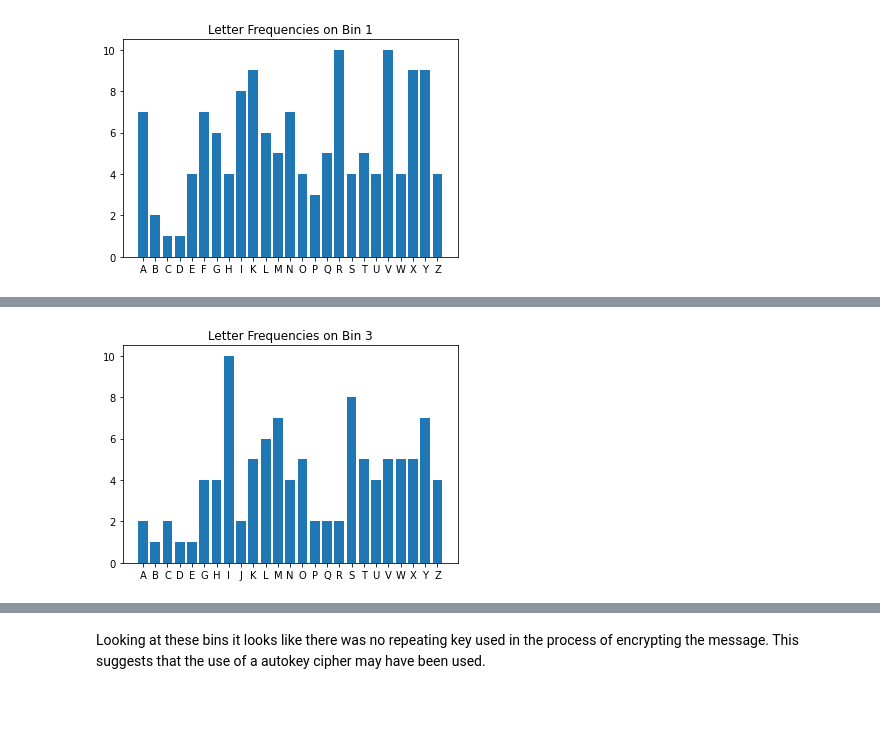
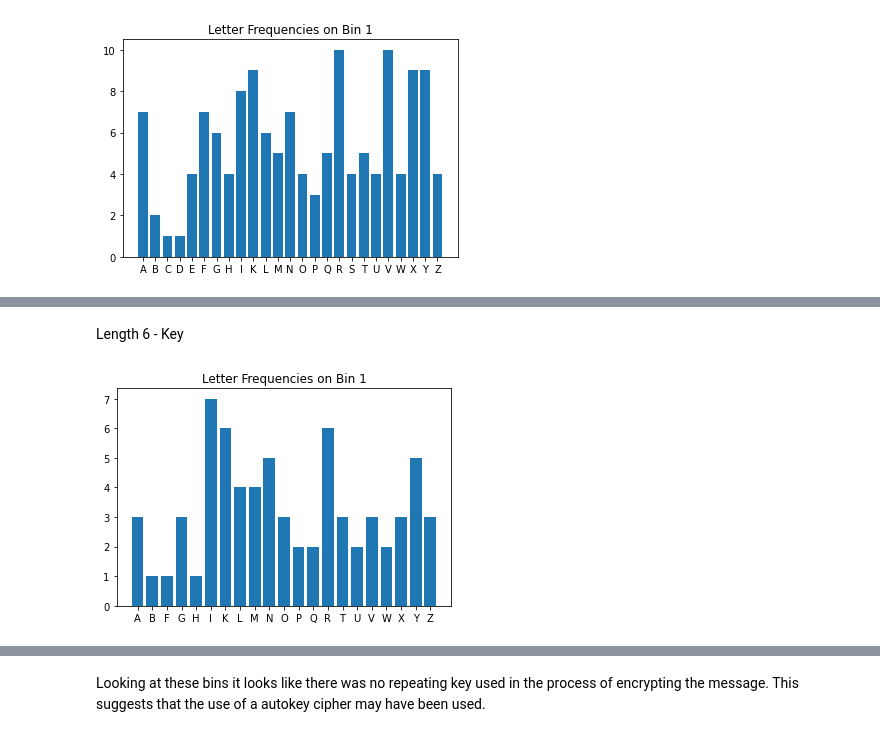
Before and after one commit to YohannesDK/DAT510, a Jupyter notebook: Assignment1/Part1.ipynb, the cells around one changed output, grey strips where cells are left out. Drawn from its saved outputs; the diff is of its cells as text; code cells hidden in the pictures; blank space fills up the shorter version.

```diff
--- a/Assignment1/Part1.ipynb
+++ b/Assignment1/Part1.ipynb
@@ -153,5 +138,7 @@ PlotLetterFrequenciesOnBin(tri_bin_frequencies, 2)
+# %% [markdown]
+Length 6 - Key
 # %%
-six_bin_frequencies = FrequencyAnalysisOnBins(bin_collection[1])
-PlotLetterFrequenciesOnBin(six_bin_frequencies, 3)
+six_bin_frequencies = FrequencyAnalysisOnBins(bin_collection[3])
+PlotLetterFrequenciesOnBin(six_bin_frequencies, 1)
 # %% [output]
-[figure, old version]
+[figure, new version]
```
Also changed, not shown: parts of 15 cells of this notebook, 7 other files.
